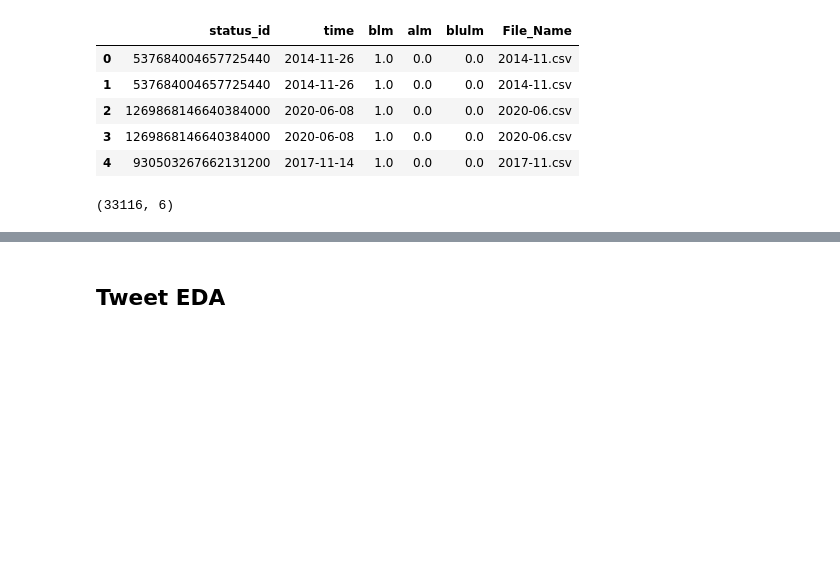
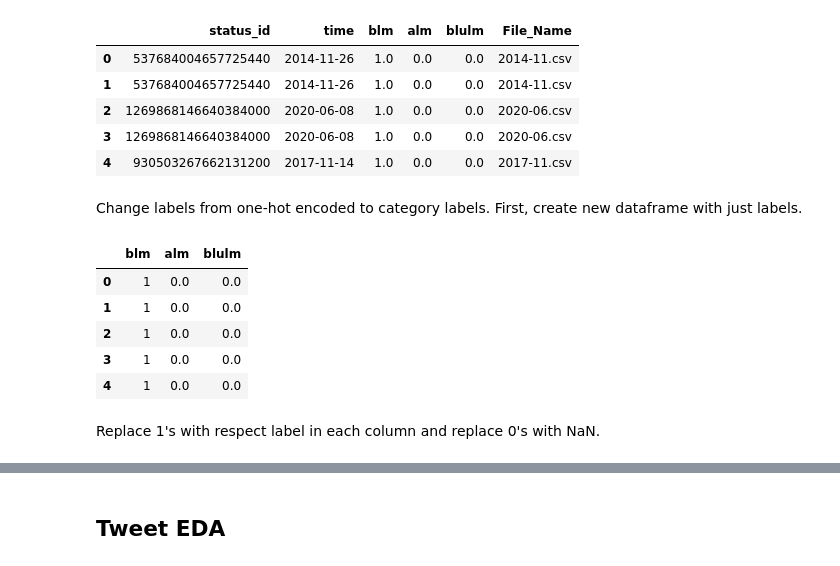
Before and after one commit to dowoma/DDS_BLM, a Jupyter notebook: DataCleaning-copy.ipynb, the cells around one changed output, grey strips where cells are left out. Drawn from its saved outputs; the diff is of its cells as text; code cells hidden in the pictures; blank space fills up the shorter version.

```diff
--- a/DataCleaning-copy.ipynb
+++ b/DataCleaning-copy.ipynb
@@ -785,7 +795,17 @@ final_merge.head()
 | 2 | 1269868146640384000 | 2020-06-08 | 1.0 | 0.0 | 0.0 | 2020-06.csv |
 | 3 | 1269868146640384000 | 2020-06-08 | 1.0 | 0.0 | 0.0 | 2020-06.csv |
 | 4 | 930503267662131200 | 2017-11-14 | 1.0 | 0.0 | 0.0 | 2017-11.csv |
-# %%
-final_merge.shape
-# %% [output]
-(33116, 6)
+# %% [markdown]
+Change labels from one-hot encoded to category labels. First, create new dataframe with just labels.
+# %%
+labels= final_merge[['blm','alm', 'blulm']]
+labels.head()
+# %% [output]
+|  | blm | alm | blulm |
+| 0 | 1 | 0.0 | 0.0 |
+| 1 | 1 | 0.0 | 0.0 |
+| 2 | 1 | 0.0 | 0.0 |
+| 3 | 1 | 0.0 | 0.0 |
+| 4 | 1 | 0.0 | 0.0 |
+# %% [markdown]
+Replace 1's with respect label in each column and replace 0's with NaN.
```
Also changed, not shown: parts of 17 cells of this notebook.
